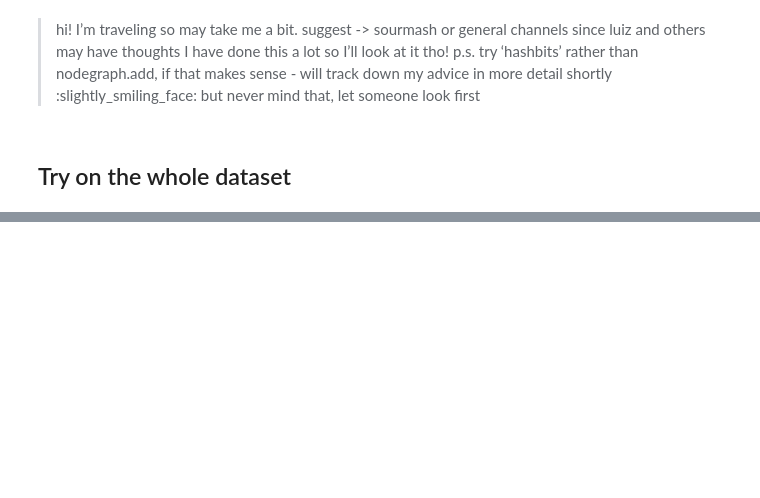
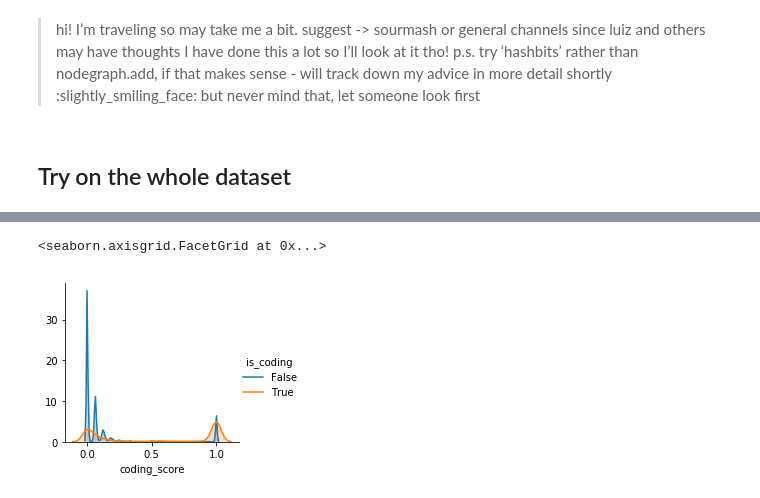
Before and after one commit to czbiohub/kh-analysis, a Jupyter notebook: notebooks/215_khmer_peptide_bloom_filter.ipynb, the cells around one changed output, grey strips where cells are left out. Cells and saved outputs as stored; diff of their text form; code cells hidden in the pictures; blank space fills up the shorter version.

```diff
--- a/notebooks/215_khmer_peptide_bloom_filter.ipynb
+++ b/notebooks/215_khmer_peptide_bloom_filter.ipynb
@@ -364,7 +433,8 @@ def classify_protein_coding_reads(reads, peptide_graph, peptide_ksize, jaccard_m
 
         return classification_df, score_df
 # %%
-class_df, score_df = classify_protein_coding_reads('SRR306838_GSM752691_hsa_br_F_1_trimmed.fq.gz', peptide_graph, peptide_ksize, verbose=False)
+class_df, score_df = classify_protein_coding_reads('SRR306838_GSM752691_hsa_br_F_1_trimmed.fq.gz',
+                                                   peptide_graph, peptide_ksize, verbose=False)
 # %%
 folder = '/home/olga/data_sm/kmer-hashing/brawand2011/human/'
 ! ls -lha $folder
@@ -404 +521,8 @@ metrics.roc_auc_score(score_df_unspliced['is_coding'], score_df_unspliced['codin
+# %%
+g = sns.FacetGrid(score_df_unspliced, hue='is_coding')
+g.map(sns.kdeplot, 'coding_score', shade=True)
+g.add_legend()
+# %% [output]
+<seaborn.axisgrid.FacetGrid at 0x...>
+[figure, added]
 # %%
```
Also changed, not shown: parts of 30 cells of this notebook, 15 other files.
